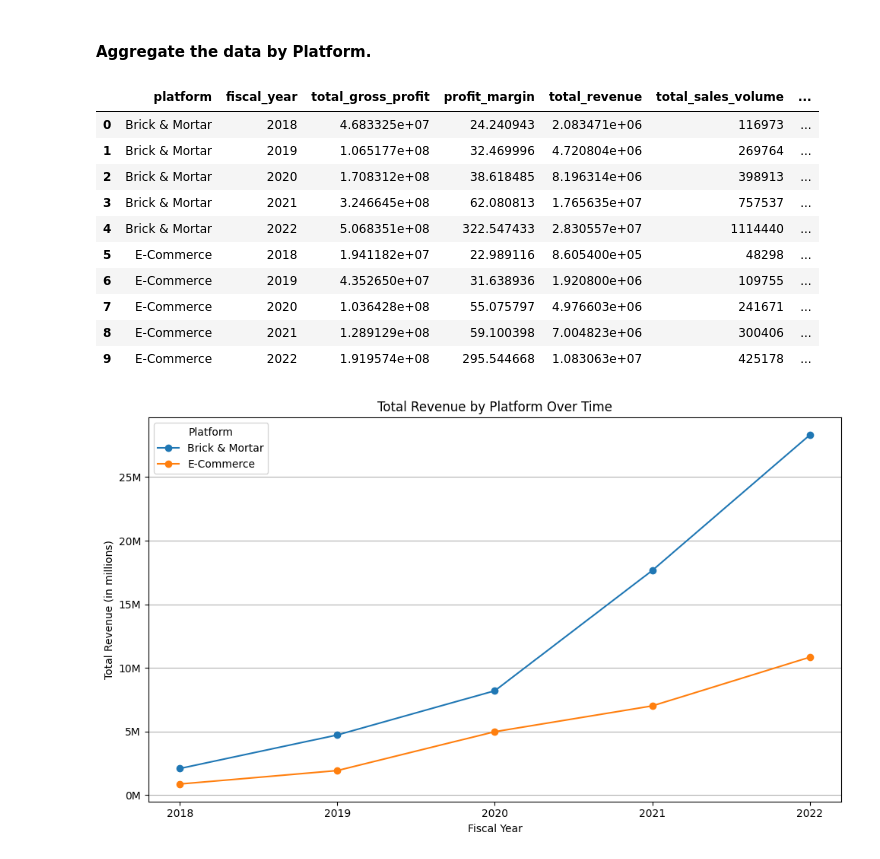
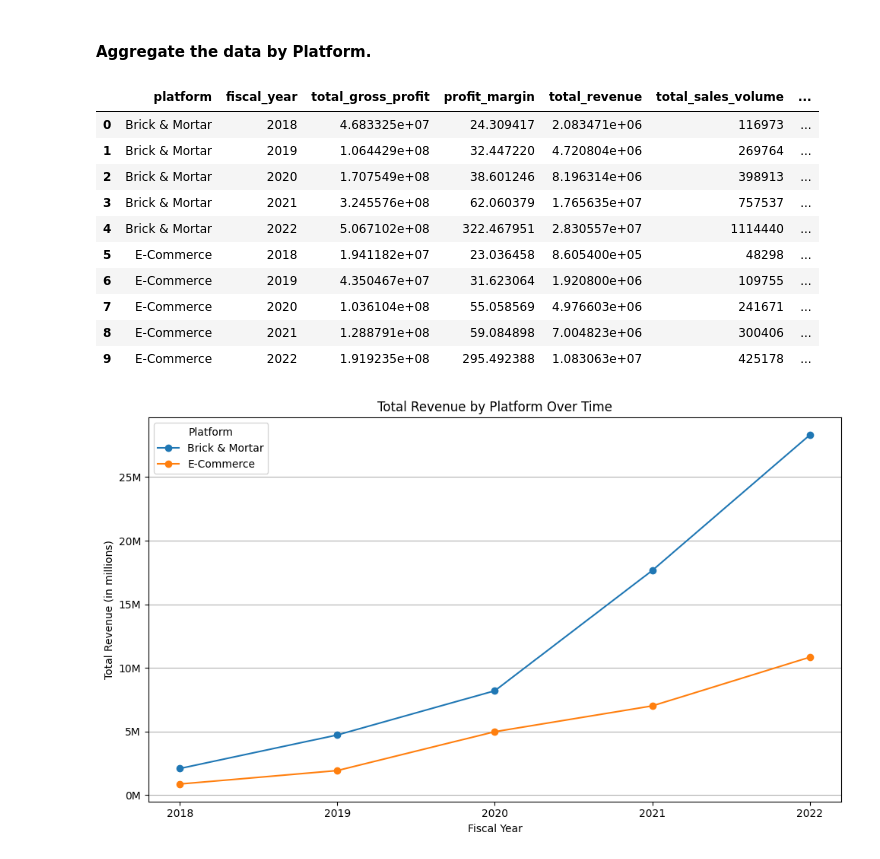
Before and after one commit to CesarChaparro1974/Financial_Analysis_Project, a Jupyter notebook: final_project.ipynb, the cells around one changed output. Cells and saved outputs as stored; diff of their text form; code cells hidden in the pictures.

```diff
--- a/final_project.ipynb
+++ b/final_project.ipynb
@@ -77,3 +78,3 @@ import seaborn as sns
 # %%
-con = sqlite3.connect('/Users/cesarchaparro/Desktop/TripleTen/Sprint_12/Final_Project/atliq_db.sqlite3')
+con = sqlite3.connect('/Users/cesarchaparro/Desktop/TripleTen/Sprint_12/Final_Project/Final_project/atliq_db.sqlite3')
 # %%
@@ -841,0 +884,12 @@ print(total_frequency)
+# %%
+# SQL query to exclude rows with sold_quantity = 0 on '2017-09-01'
+query = """
+SELECT *
+FROM fact_sales_monthly
+WHERE NOT (sold_quantity = 0 AND date = '2017-09-01');
+"""
+
+# Create the new cleaned DataFrame
+fact_sales_monthly_clean = pd.read_sql_query(query, con)
+fact_sales_monthly_clean.to_sql('fact_sales_monthly_clean', con, if_exists='replace', index=False)
+fact_sales_monthly_clean.info()
@@ -1325,7 +1416,7 @@ WITH gross_profit_calculation AS (
         (fgp.gross_price - fmc.manufacturing_cost) AS gross_profit_per_unit,
         (fsm.sold_quantity * (fgp.gross_price - fmc.manufacturing_cost)) AS gross_profit
     FROM
-        fact_sales_monthly fsm
+        fact_sales_monthly_clean fsm
     INNER JOIN
         fact_gross_price fgp ON fsm.product_code = fgp.product_code AND fsm.fiscal_year = fgp.fiscal_year
     INNER JOIN
@@ -1339,7 +1430,7 @@ total_revenue AS (
         fsm.fiscal_year,
         SUM(fsm.sold_quantity * fgp.gross_price) AS total_revenue
     FROM
-        fact_sales_monthly fsm
+        fact_sales_monthly_clean fsm
     JOIN
         fact_gross_price fgp ON fsm.product_code = fgp.product_code AND fsm.fiscal_year = fgp.fiscal_year
     JOIN
@@ -1353,7 +1444,7 @@ total_sales_volume AS (
         fsm.fiscal_year,
         SUM(fsm.sold_quantity) AS total_sales_volume
     FROM
-        fact_sales_monthly fsm
+        fact_sales_monthly_clean fsm
     JOIN
         dim_customer dc ON fsm.customer_code = dc.customer_code
     GROUP BY
@@ -1365,7 +1456,7 @@ cost_per_unit_calculation AS (
         fsm.fiscal_year,
         AVG(fmc.manufacturing_cost) AS cost_per_unit
     FROM
-        fact_sales_monthly fsm
+        fact_sales_monthly_clean fsm
     INNER JOIN
         fact_manufacturing_cost fmc ON fsm.product_code = fmc.product_code AND fsm.fiscal_year = fmc.cost_year
     INNER JOIN
@@ -1382,46 +1473,46 @@ aggregated_data AS (
     FROM
         gross_profit_calculation gp
     INNER JOIN
-        fact_sales_monthly fsm ON gp.product_code = fsm.product_code AND gp.customer_code = fsm.customer_code
+        fact_sales_monthly_clean fsm ON gp.product_code = fsm.product_code AND gp.customer_code = fsm.customer_code
     INNER JOIN
         fact_gross_price fgp ON gp.product_code = fgp.product_code AND fsm.fiscal_year = fgp.fiscal_year
     GROUP BY
         gp.platform, gp.fiscal_year
 )
 SELECT
     ad.platform,
     ad.fiscal_year,
     ad.total_gross_profit,
     ad.profit_margin,
     tr.total_revenue,
     tsv.total_sales_volume,
     cp.cost_per_unit
 FROM
     aggregated_data ad
 INNER JOIN
     total_revenue tr ON ad.platform = tr.platform AND ad.fiscal_year = tr.fiscal_year
 INNER JOIN
     total_sales_volume tsv ON ad.platform = tsv.platform AND ad.fiscal_year = tsv.fiscal_year
 INNER JOIN
     cost_per_unit_calculation cp ON ad.platform = cp.platform AND ad.fiscal_year = cp.fiscal_year
 ORDER BY
     ad.platform, ad.fiscal_year;
 """
 aggregated_by_platform = pd.read_sql_query(query_platform, con)
 aggregated_by_platform.to_sql('aggregated_by_platform', con, if_exists='replace', index=False)
 aggregated_by_platform
 # %% [output]
 |  | platform | fiscal_year | total_gross_profit | profit_margin | total_revenue | total_sales_volume | ... |
-| 0 | Brick & Mortar | 2018 | 4.683325e+07 | 24.240943 | 2.083471e+06 | 116973 | ... |
-| 1 | Brick & Mortar | 2019 | 1.065177e+08 | 32.469996 | 4.720804e+06 | 269764 | ... |
-| 2 | Brick & Mortar | 2020 | 1.708312e+08 | 38.618485 | 8.196314e+06 | 398913 | ... |
-| 3 | Brick & Mortar | 2021 | 3.246645e+08 | 62.080813 | 1.765635e+07 | 757537 | ... |
-| 4 | Brick & Mortar | 2022 | 5.068351e+08 | 322.547433 | 2.830557e+07 | 1114440 | ... |
-| 5 | E-Commerce | 2018 | 1.941182e+07 | 22.989116 | 8.605400e+05 | 48298 | ... |
-| 6 | E-Commerce | 2019 | 4.352650e+07 | 31.638936 | 1.920800e+06 | 109755 | ... |
-| 7 | E-Commerce | 2020 | 1.036428e+08 | 55.075797 | 4.976603e+06 | 241671 | ... |
-| 8 | E-Commerce | 2021 | 1.289129e+08 | 59.100398 | 7.004823e+06 | 300406 | ... |
-| 9 | E-Commerce | 2022 | 1.919574e+08 | 295.544668 | 1.083063e+07 | 425178 | ... |
+| 0 | Brick & Mortar | 2018 | 4.683325e+07 | 24.309417 | 2.083471e+06 | 116973 | ... |
+| 1 | Brick & Mortar | 2019 | 1.064429e+08 | 32.447220 | 4.720804e+06 | 269764 | ... |
+| 2 | Brick & Mortar | 2020 | 1.707549e+08 | 38.601246 | 8.196314e+06 | 398913 | ... |
+| 3 | Brick & Mortar | 2021 | 3.245576e+08 | 62.060379 | 1.765635e+07 | 757537 | ... |
+| 4 | Brick & Mortar | 2022 | 5.067102e+08 | 322.467951 | 2.830557e+07 | 1114440 | ... |
+| 5 | E-Commerce | 2018 | 1.941182e+07 | 23.036458 | 8.605400e+05 | 48298 | ... |
+| 6 | E-Commerce | 2019 | 4.350467e+07 | 31.623064 | 1.920800e+06 | 109755 | ... |
+| 7 | E-Commerce | 2020 | 1.036104e+08 | 55.058569 | 4.976603e+06 | 241671 | ... |
+| 8 | E-Commerce | 2021 | 1.288791e+08 | 59.084898 | 7.004823e+06 | 300406 | ... |
+| 9 | E-Commerce | 2022 | 1.919235e+08 | 295.492388 | 1.083063e+07 | 425178 | ... |
 # %%
 # Create a pivot table to structure the data for plotting
 revenue_over_time = aggregated_by_platform.pivot(index='fiscal_year', columns='platform', values='total_revenue')
```
Also changed, not shown: parts of 44 cells of this notebook, 1 other file.
